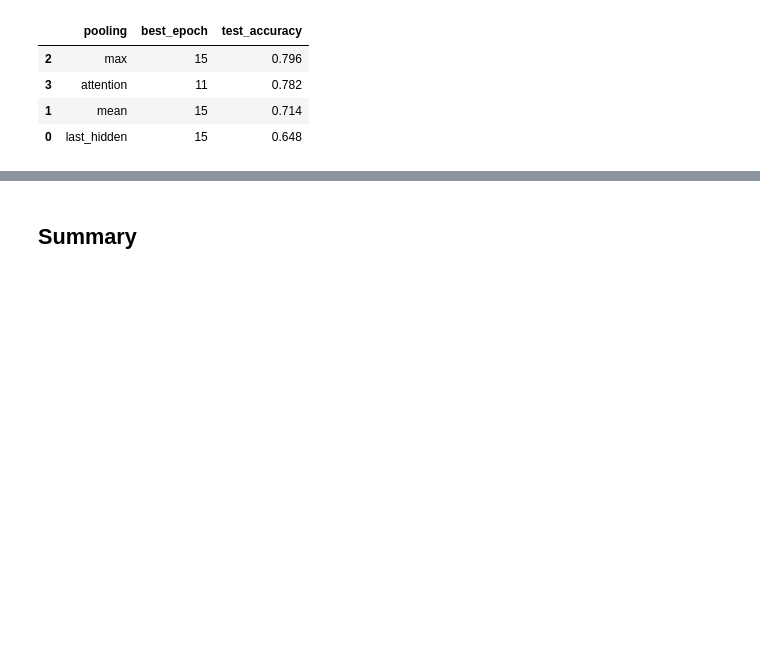
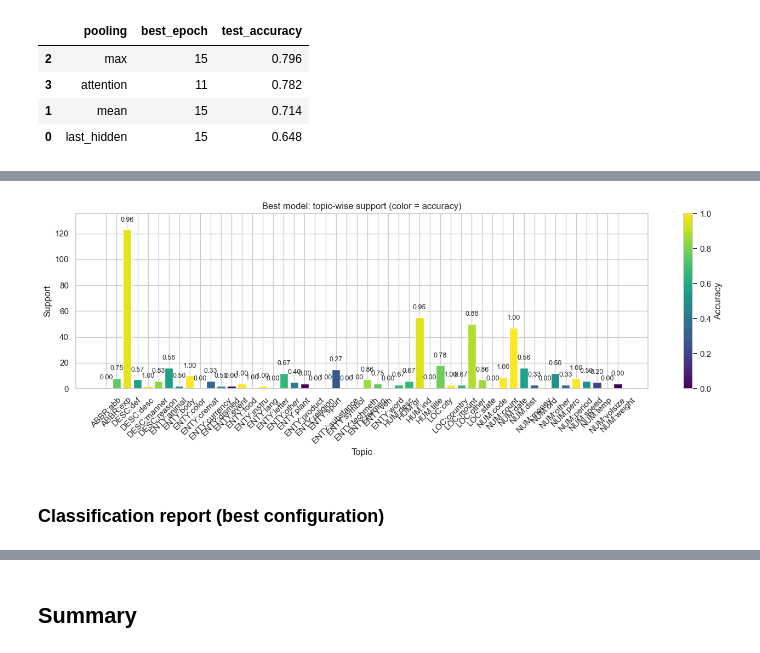
Before and after one commit to JonssonAlexander/NLP_Project_group45, a Jupyter notebook: 02_rnn.ipynb, the cells around one changed output, grey strips where cells are left out. Cells and saved outputs as stored; diff of their text form; code cells hidden in the pictures; blank space fills up the shorter version.

```diff
--- a/02_rnn.ipynb
+++ b/02_rnn.ipynb
@@ -343,0 +289,21 @@ Best model weakest topics: ABBR:abb (0.00), NUM:ord (0.00).
+# %%
+fig, ax = plt.subplots(figsize=(14, 5))
+accuracy_colors = [cm.get_cmap("viridis")(acc) for acc in best_topic_accuracy_df['accuracy'].clip(0, 1)]
+bars = ax.bar(best_topic_accuracy_df['label'], best_topic_accuracy_df['support'], color=accuracy_colors)
+ax.set_xlabel('Topic')
+ax.set_ylabel('Support')
+ax.set_title('Best model: topic-wise support (color = accuracy)')
+ax.set_ylim(0, best_topic_accuracy_df['support'].max() * 1.1)
+for bar, accuracy in zip(bars, best_topic_accuracy_df['accuracy']):
+    ax.text(bar.get_x() + bar.get_width() / 2, bar.get_height() + 5, f'{accuracy:.2f}', ha='center', va='bottom', fontsize=9)
+sm = plt.cm.ScalarMappable(cmap=cm.get_cmap("viridis"), norm=colors.Normalize(0, 1))
+sm.set_array([])
+fig.colorbar(sm, ax=ax, label='Accuracy')
+plt.xticks(rotation=45)
+plt.tight_layout()
+fig.savefig('plots/part2_best_topic_accuracy.png', dpi=300)
+plt.show()
+# %% [output]
+[figure, added]
+# %% [markdown]
+### Classification report (best configuration)
```
Also changed, not shown: parts of 34 cells of this notebook, 13 other files.
